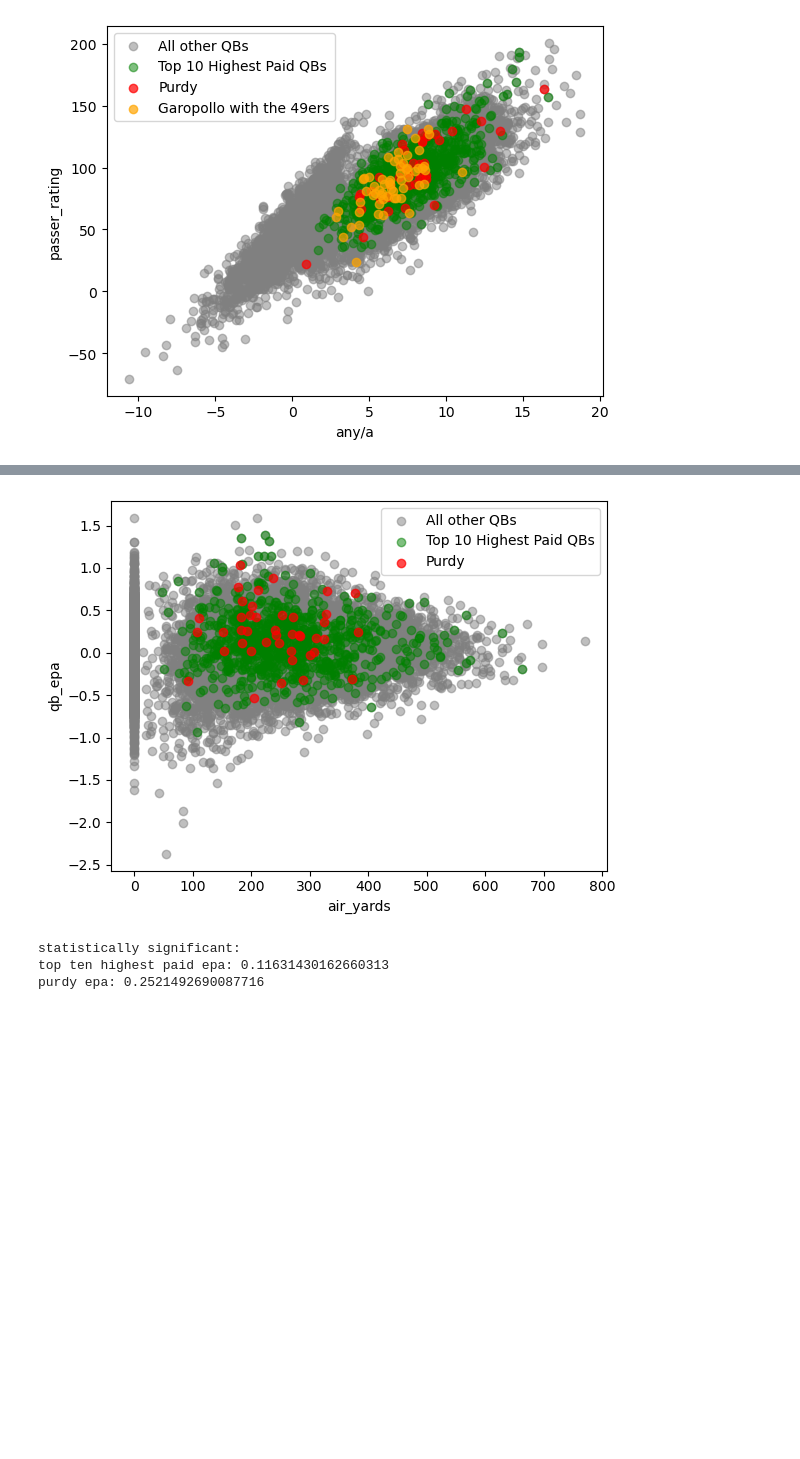
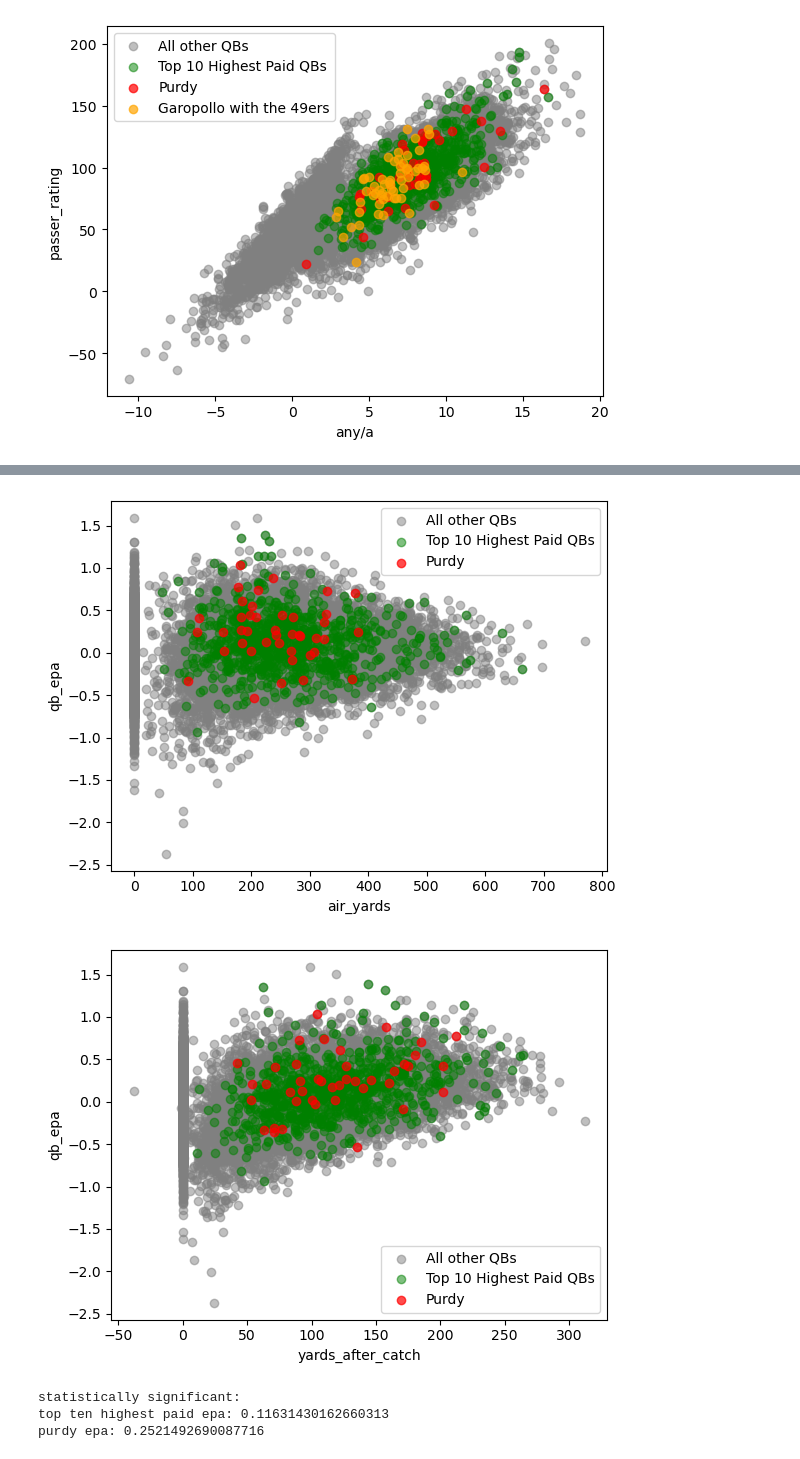
Before and after one commit to alexanderjireland/brock-purdy-mid-course-project, a Jupyter notebook: notebook/EDA_Python.ipynb, the cells around one changed output, grey strips where cells are left out. Drawn from its saved outputs; the diff is of its cells as text; code cells hidden in the pictures; blank space fills up the shorter version.

```diff
--- a/notebook/EDA_Python.ipynb
+++ b/notebook/EDA_Python.ipynb
@@ -210,11 +212,13 @@ t_stat = 1.1752889390136096
 pvalue = 0.24623123846049122
 # %%
 plot_qb_purdy_ten(x_label='air_yards', y_label='qb_epa')
+plot_qb_purdy_ten(x_label='yards_after_catch', y_label='qb_epa')
 print("statistically significant:")
 print(f"top ten highest paid epa: {top_ten_data['qb_epa'].mean()}")
 print(f"purdy epa: {purdy_data['qb_epa'].mean()}")
 # %% [output]
 [figure]
+[figure, added]
 statistically significant:
 top ten highest paid epa: 0.11631430162660313
 purdy epa: 0.2521492690087716
```
Also changed, not shown: parts of 8 cells of this notebook.
